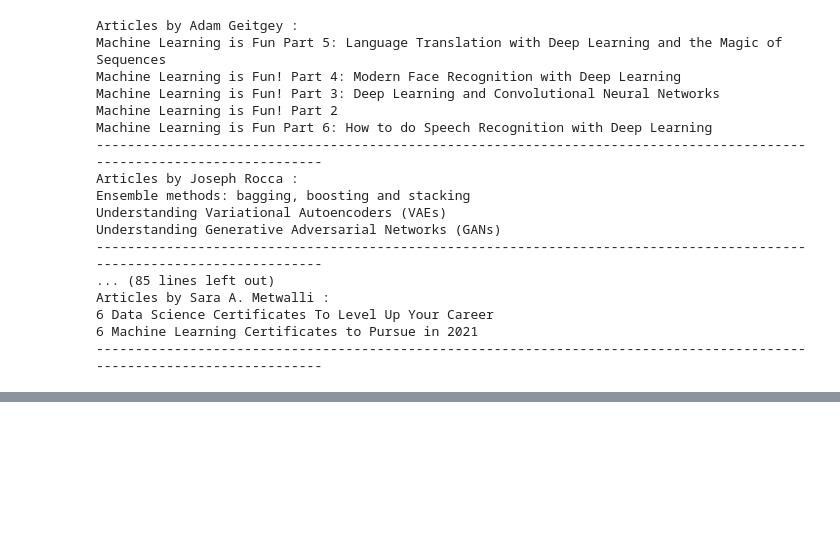
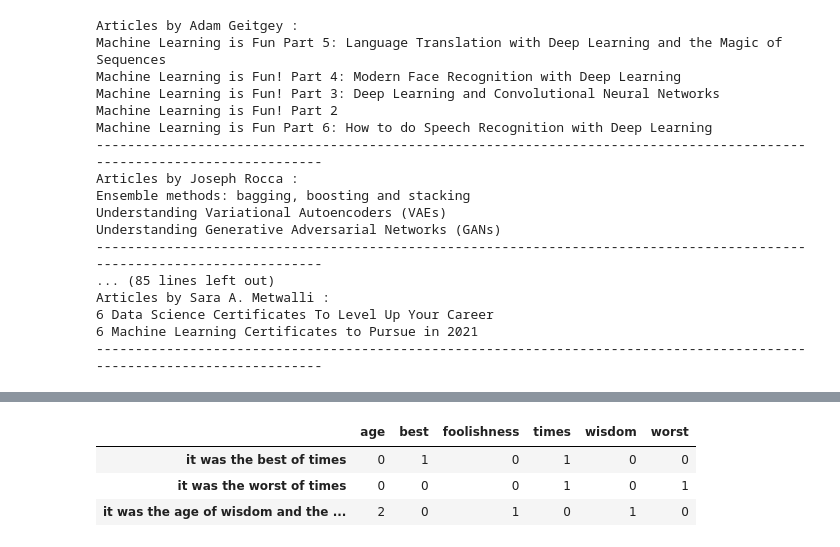
Before and after one commit to iopenattheclose/medium, a Jupyter notebook: text_representation.ipynb, the cells around one changed output, grey strips where cells are left out. Saved outputs shown, nothing was run; the diff lists cells and outputs as text; code cells hidden in the pictures; blank space fills up the shorter version.

```diff
--- a/text_representation.ipynb
+++ b/text_representation.ipynb
@@ -86,0 +166,13 @@ import contractions
+# %%
+# using CountVectorizer for removing stop-words directly from the corpus.
+cv = CountVectorizer(stop_words="english")
+bow_rep = cv.fit_transform(corpus).todense()
+df = pd.DataFrame(bow_rep)
+df.columns = cv.get_feature_names_out()
+df.index = corpus
+display(df)
+# %% [output]
+|  | age | best | foolishness | times | wisdom | worst |
+| it was the best of times | 0 | 1 | 0 | 1 | 0 | 0 |
+| it was the worst of times | 0 | 0 | 0 | 1 | 0 | 1 |
+| it was the age of wisdom and the ... | 2 | 0 | 1 | 0 | 1 | 0 |
```
Also changed, not shown: parts of 5 cells of this notebook.
